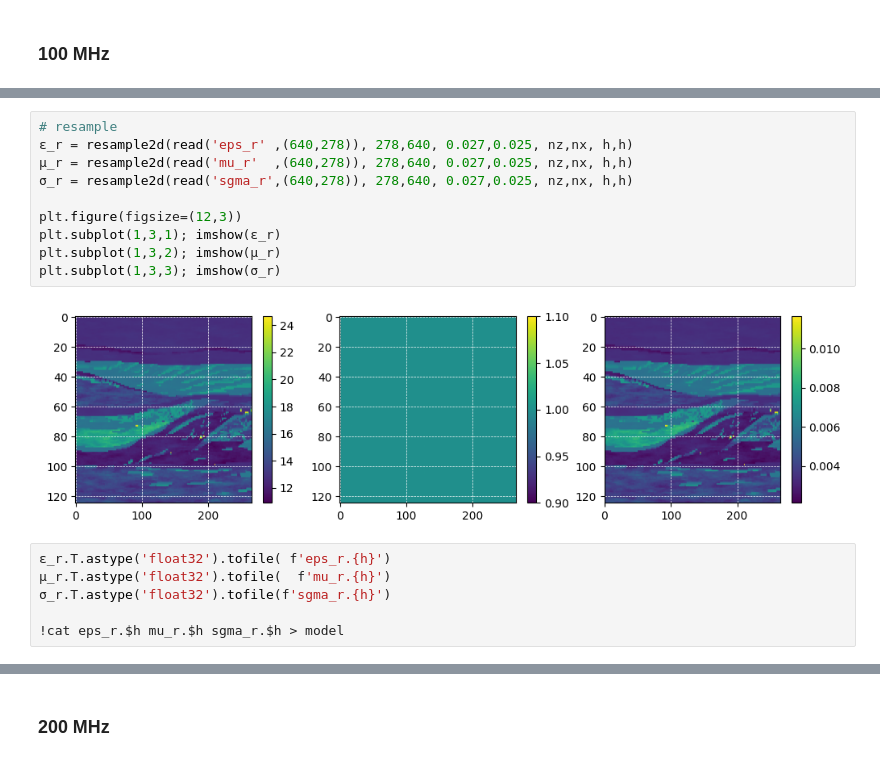
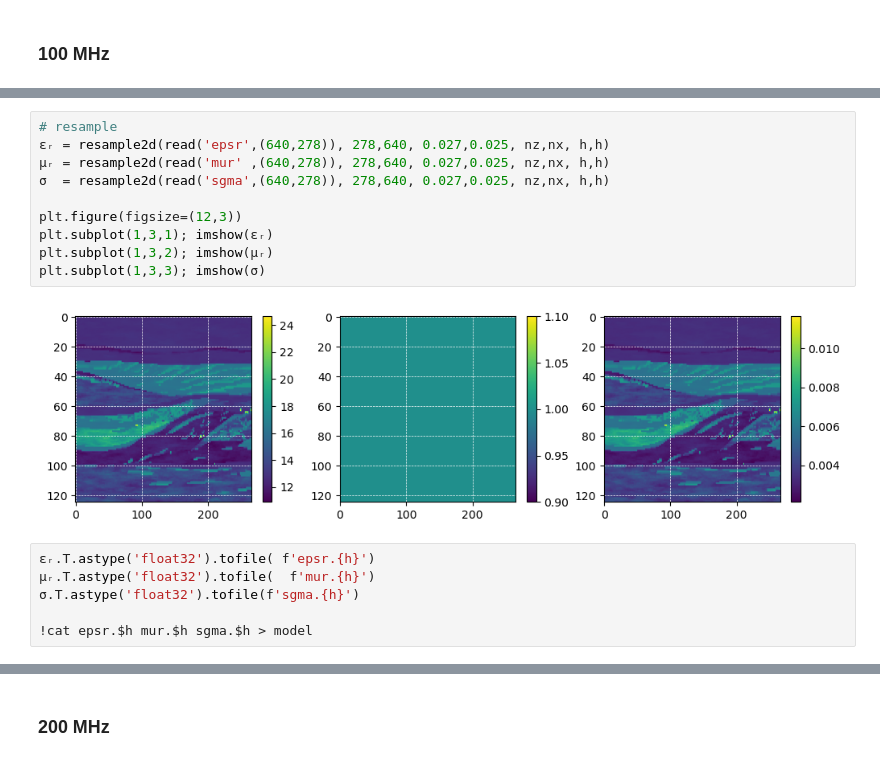
Before and after one commit to joeyartech/SeisJIMU, a Jupyter notebook: Demo/01_ForwardModeling/go.ipynb, the cells around one changed output, grey strips where cells are left out. Saved outputs shown, nothing was run; the diff lists cells and outputs as text.

```diff
--- a/Demo/01_ForwardModeling/go.ipynb
+++ b/Demo/01_ForwardModeling/go.ipynb
@@ -421,24 +401,24 @@ nz,nx = (125, 266)
 nzsnap,nxsnap = (173, 314)
 dt_CFL = 0.00012008005336891259
 T=0.3 μs gives nt =  2500
-# %%
-# resample
-ε_r = resample2d(read('eps_r' ,(640,278)), 278,640, 0.027,0.025, nz,nx, h,h)
-μ_r = resample2d(read('mu_r'  ,(640,278)), 278,640, 0.027,0.025, nz,nx, h,h)
-σ_r = resample2d(read('sgma_r',(640,278)), 278,640, 0.027,0.025, nz,nx, h,h)
-
-plt.figure(figsize=(12,3))
-plt.subplot(1,3,1); imshow(ε_r)
-plt.subplot(1,3,2); imshow(μ_r)
-plt.subplot(1,3,3); imshow(σ_r)
-# %% [output]
-[figure, removed]
-# %%
-ε_r.T.astype('float32').tofile( f'eps_r.{h}')
-μ_r.T.astype('float32').tofile(  f'mu_r.{h}')
-σ_r.T.astype('float32').tofile(f'sgma_r.{h}')
-
-!cat eps_r.$h mu_r.$h sgma_r.$h > model
+# %%
+# resample
+εᵣ = resample2d(read('epsr',(640,278)), 278,640, 0.027,0.025, nz,nx, h,h)
+μᵣ = resample2d(read('mur' ,(640,278)), 278,640, 0.027,0.025, nz,nx, h,h)
+σ  = resample2d(read('sgma',(640,278)), 278,640, 0.027,0.025, nz,nx, h,h)
+
+plt.figure(figsize=(12,3))
+plt.subplot(1,3,1); imshow(εᵣ)
+plt.subplot(1,3,2); imshow(μᵣ)
+plt.subplot(1,3,3); imshow(σ)
+# %% [output]
+[figure, added]
+# %%
+εᵣ.T.astype('float32').tofile( f'epsr.{h}')
+μᵣ.T.astype('float32').tofile(  f'mur.{h}')
+σ.T.astype('float32').tofile(f'sgma.{h}')
+
+!cat epsr.$h mur.$h sgma.$h > model
 # %%
 %%writefile setup
 DIR_OUT                 'res_100MHz'
```
Also changed, not shown: parts of 26 cells of this notebook, 12 other files.
